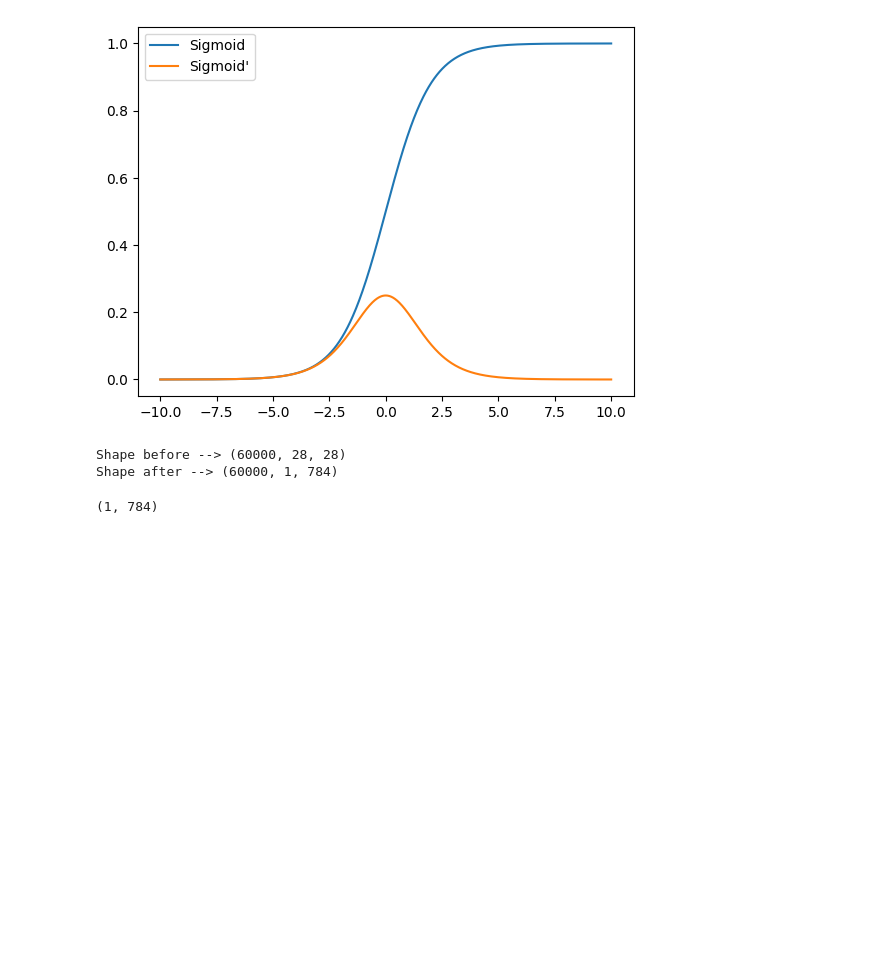
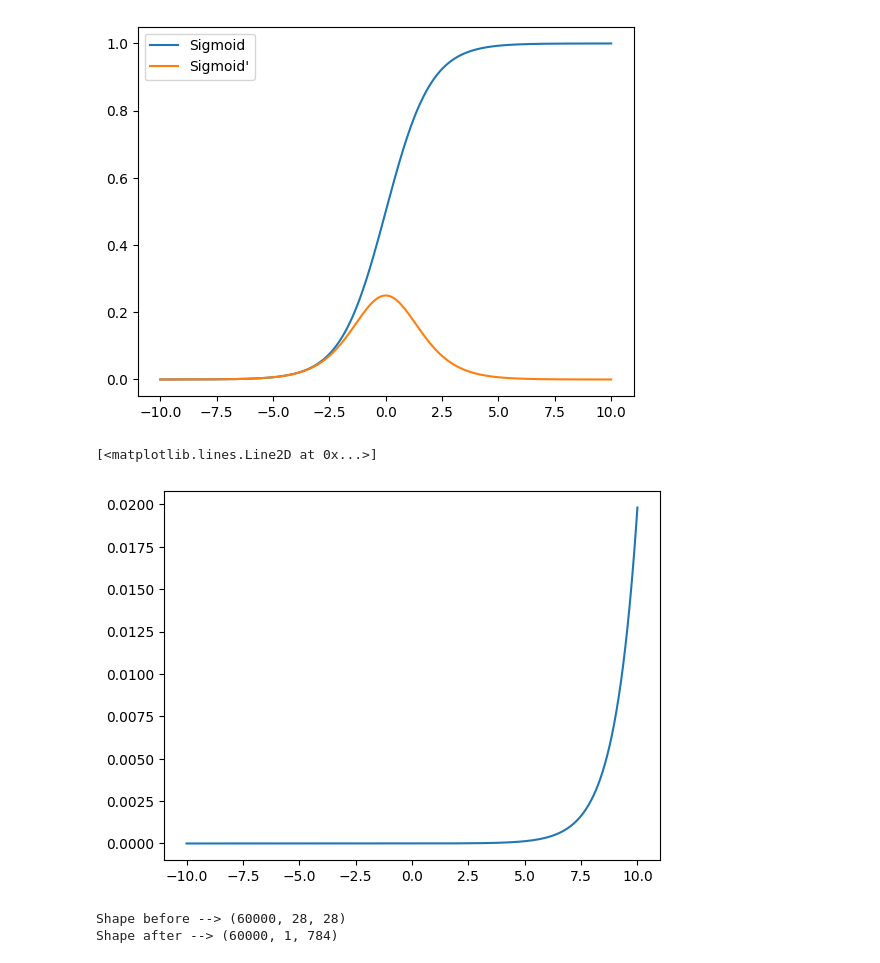
Before and after one commit to mahithsc/classifying-hand-written-numbers-with-numpy, a Jupyter notebook: mnist_model.ipynb, the cells around one changed output. Saved outputs shown, nothing was run; the diff lists cells and outputs as text; code cells hidden in the pictures; blank space fills up the shorter version.

```diff
--- a/mnist_model.ipynb
+++ b/mnist_model.ipynb
@@ -47,6 +58,17 @@ plt.legend(['Sigmoid', "Sigmoid'"])
 # %% [output]
 <matplotlib.legend.Legend at 0x...>
 [figure]
+# %%
+def softmax(x):
+    """Compute softmax values for each row of x."""
+    e_x = np.exp(x - np.max(x))
+    return e_x / np.sum(e_x)
+
+x = np.linspace(-10,10,1000)
+plt.plot(x, softmax(x))
+# %% [output]
+[<matplotlib.lines.Line2D at 0x...>]
+[figure, added]
 # %%
 print(f"Shape before --> {train_X.shape}")
 # reshaping the array to 1 x 784
@@ -65,8 +87,3 @@ def init_vars():
     b2 = np.zeros((1,10))
 
     return W1, b1, W2, b2
-# %%
-# forward pass
-a1 =
-# %% [output]
-(1, 784)
```
Also changed, not shown: parts of 2 cells of this notebook.
